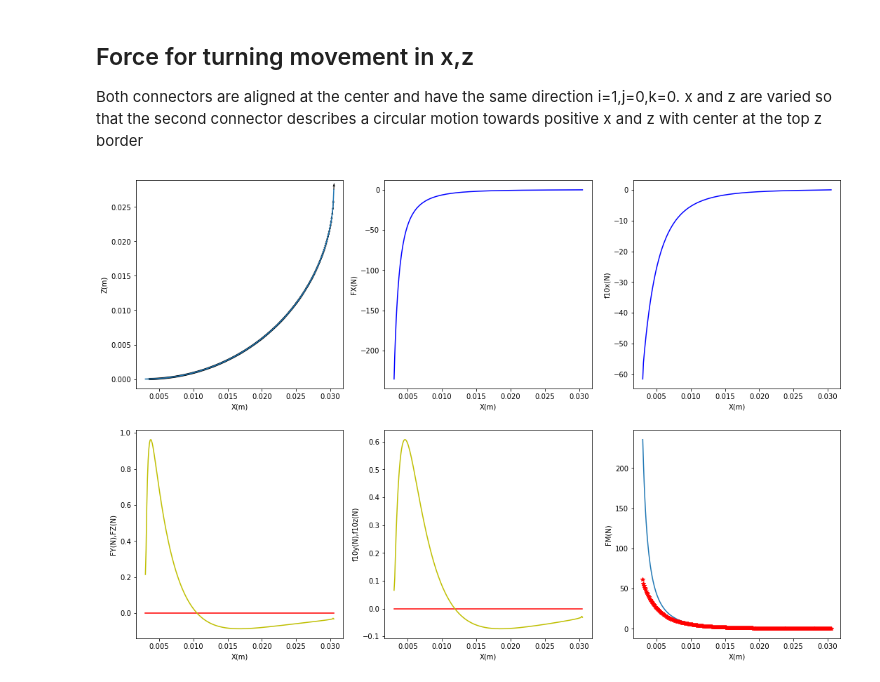
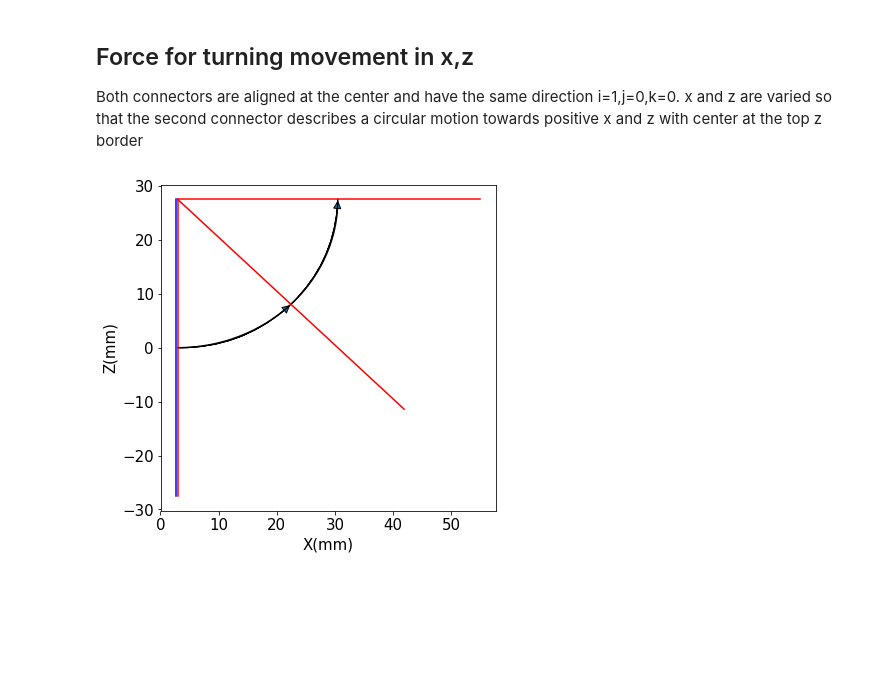
Before and after one commit to rmorenoga/Testing, a Jupyter notebook: Magnet/Python/Magnet connector.ipynb, the cells around one changed output. Cells and saved outputs as stored; diff of their text form; code cells hidden in the pictures; blank space fills up the shorter version.

```diff
--- a/Magnet/Python/Magnet connector.ipynb
+++ b/Magnet/Python/Magnet connector.ipynb
@@ -4,6 +4,11 @@
 import numpy as np
 from mpl_toolkits.mplot3d import axes3d
 import matplotlib.pyplot as plt
+import matplotlib
+from matplotlib.patches import Circle, Rectangle, FancyArrowPatch, ArrowStyle
+import mpl_toolkits.mplot3d.art3d as art3d
+from math import *
+matplotlib.rcParams.update({'font.size': 15})
 # %% [markdown]
 ## Load functions
 # %%
@@ -461,61 +559,92 @@ for i in it:
     FX.append(F[0])
     FY.append(F[1])
     FZ.append(F[2])
     FM.append(np.linalg.norm(F))
     f10x.append(f10[0])
     f10y.append(f10[1])
     f10z.append(f10[2])
     f10m.append(np.linalg.norm(f10))
 
 
 
 FX = np.array(FX)
 FY = np.array(FY)
 FZ = np.array(FZ)
 FM = np.array(FM)
 f10x = np.array(f10x)
 f10y = np.array(f10y)
 f10z = np.array(f10z)
 f10m = np.array(f10m)
 
 
-fig6 = plt.figure(figsize=(18, 12))
-ax5 = [fig6.add_subplot(231),
-      fig6.add_subplot(232),
-      fig6.add_subplot(233),
-      fig6.add_subplot(234),
-      fig6.add_subplot(235),
-      fig6.add_subplot(236)]
-ax5[0].plot(xpoints,zpoints)
-ax5[0].set_xlabel('X(m)')
-ax5[0].set_ylabel('Z(m)')
+fig6 = plt.figure(figsize=(6, 6))
+#ax5 = [fig6.add_subplot(221),
+ #     fig6.add_subplot(222),
+  #    fig6.add_subplot(223),
+   #   fig6.add_subplot(224)]
+ax5 = fig6.gca()
+xmm = xpoints*1000
+zmm = zpoints*1000
 
-ax5[0].quiver(xpoints,zpoints,dxn,dzn)
+ax5.plot(xmm,zmm,'k')
+ax5.set_xlabel('X(mm)')
+ax5.set_ylabel('Z(mm)')
+#ax5.quiver(xmm,zmm,dxn,dzn)
 
-ax5[1].plot(xpoints,FX,'b')
-ax5[1].set_xlabel('X(m)')
-ax5[1].set_ylabel('FX(N)')
+ang = np.arctan2(dz,dx)
+ang = ang*180/pi
 
-ax5[3].plot(xpoints,FY,'r')
-ax5[3].plot(xpoints,FZ,'y')
-ax5[3].set_xlabel('X(m)')
-ax5[3].set_ylabel('FY(N),FZ(N)')
+ax5.plot((2.7, 2.7), (-27.5, 27.5), 'b-')
+ax5.plot((3, 3), (-27.5, 27.5), 'r-')
+ar = FancyArrowPatch((3,0), (22.445,8.0545),connectionstyle="arc3,rad=0.2",arrowstyle =ArrowStyle.Simple(head_length=7,head_width=7,tail_width=0.2))
+ar1 = FancyArrowPatch((22.445,8.0545),(30.5,27.5),connectionstyle="arc3,rad=0.2",arrowstyle =ArrowStyle.Simple(head_length=7,head_width=7,tail_width=0.2))
+ax5.add_patch(ar)
+ax5.add_patch(ar1)
+#ax5.text(20,0,r'$\alpha$')
+ax5.plot((41.8909, 3), (-11.3909, 27.5), 'r-')
+ax5.plot((3, 55), (27.5, 27.5), 'r-')
 
-ax5[2].plot(xpoints,f10x,'b')
-ax5[2].set_xlabel('X(m)')
-ax5[2].set_ylabel('f10x(N)')
+plt.savefig('./forcecircular0.eps', format='eps', dpi=1000, bbox_inches = 'tight')
 
-ax5[4].plot(xpoints,f10y,'r')
-ax5[4].plot(xpoints,f10z,'y')
-ax5[4].set_xlabel('X(m)')
-ax5[4].set_ylabel('f10y(N),f10z(N)')
+fig7 = plt.figure(figsize=(6, 6))
+ax6 = fig7.gca()
 
-ax5[5].plot(xpoints,FM)
-ax5[5].plot(xpoints,f10m,'*r')
+ax6.plot(ang,FX,'b',label= 'FX')
+ax6.set_xlabel('Angle(deg)')
+ax6.set_ylabel('F(N)')
+ax6.legend(loc='lower right')
 
-ax5[5].set_xlabel('X(m)')
-ax5[5].set_ylabel('FM(N)')
-plt.savefig('./forcecircular.eps', format='eps', dpi=1000)
+plt.savefig('./forcecircular1.eps', format='eps', dpi=1000, bbox_inches = 'tight')
+
+fig8 = plt.figure(figsize=(6, 6))
+ax7 = fig8.gca()
+
+ax7.plot(ang,FY,'r',label='FY')
+ax7.plot(ang,FZ,'y',label='FZ')
+ax7.set_xlabel('Angle(deg)')
+ax7.set_ylabel('F(N)')
+ax7.legend(loc='upper right')
+
+plt.savefig('./forcecircular2.eps', format='eps', dpi=1000, bbox_inches = 'tight')
+
+#ax5[2].plot(xpoints,f10x,'b')
+#ax5[2].set_xlabel('X(m)')
+#ax5[2].set_ylabel('f10x(N)')
+
+#ax5[4].plot(xpoints,f10y,'r')
+#ax5[4].plot(xpoints,f10z,'y')
+#ax5[4].set_xlabel('X(m)')
+#ax5[4].set_ylabel('f10y(N),f10z(N)')
+
+fig9 = plt.figure(figsize=(6, 6))
+ax8 = fig9.gca()
+ax8.plot(ang,FM,'b',label='F')
+ax8.plot(ang,f10m,'*r',label ='f')
+ax8.set_xlabel('Angle(deg)')
+ax8.set_ylabel('F(N)')
+ax8.legend(loc='upper right')
+
+plt.savefig('./forcecircular3.eps', format='eps', dpi=1000, bbox_inches = 'tight')
 plt.show()
 # %% [output]
-[figure, old version]
+[figure, new version]
```
Also changed, not shown: parts of 8 cells of this notebook, 11 other files.
